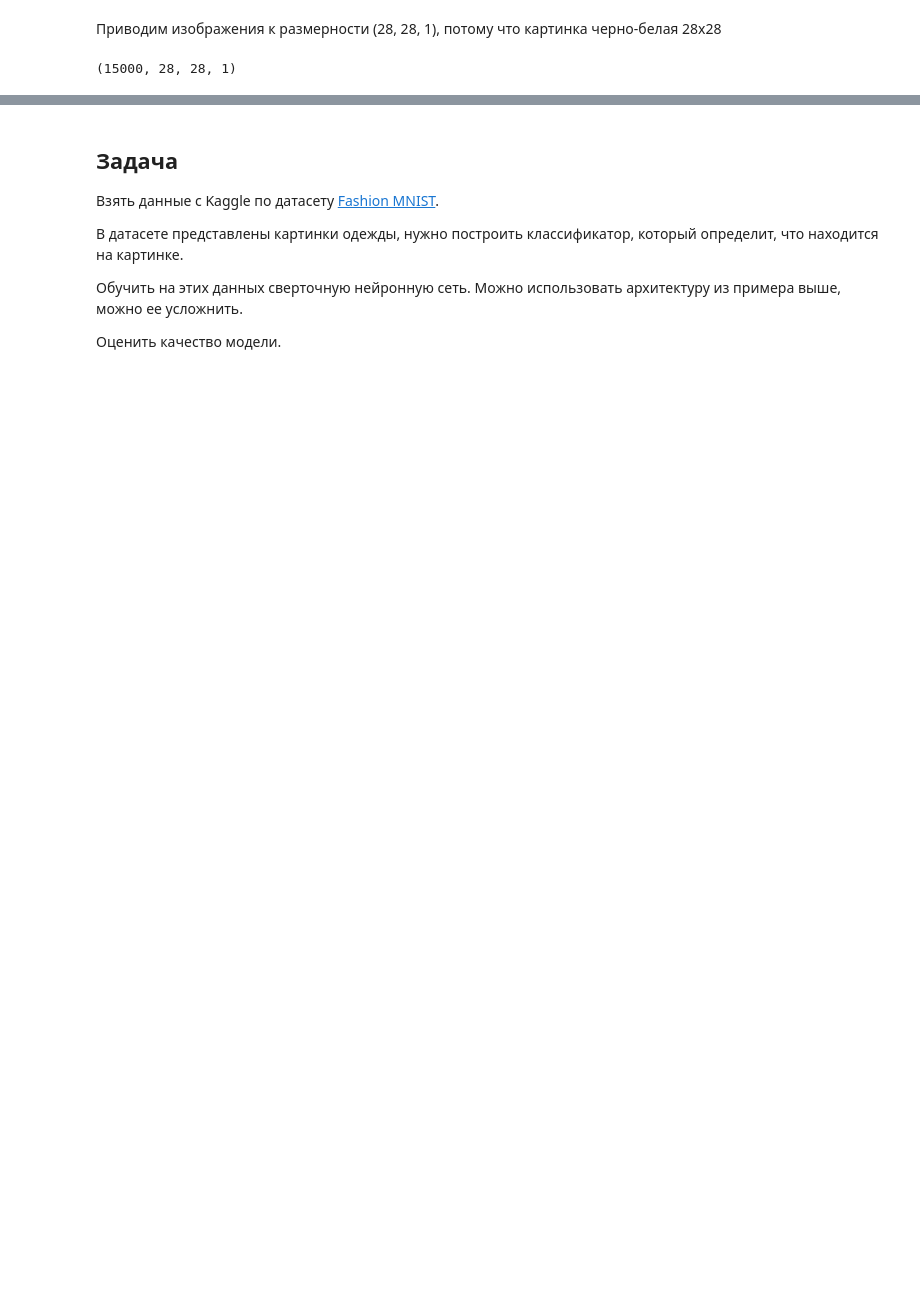
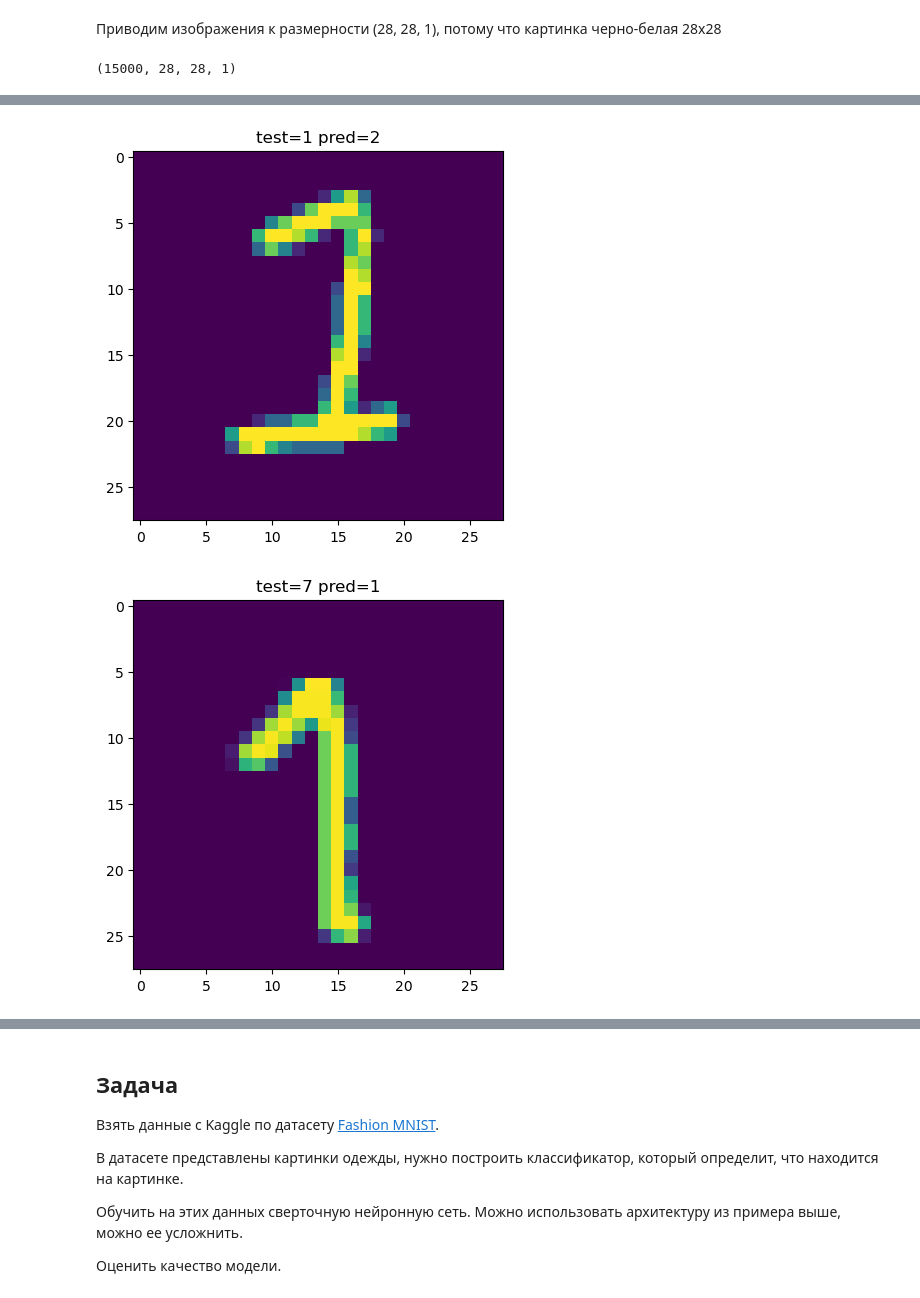
Before and after one commit to svkov/hse_ml_course_2024, a Jupyter notebook: lesson_14/16-image-processing-practice.ipynb, the cells around one changed output, grey strips where cells are left out. Drawn from its saved outputs; the diff is of its cells as text; code cells hidden in the pictures; blank space fills up the shorter version.

```diff
--- a/lesson_14/16-image-processing-practice.ipynb
+++ b/lesson_14/16-image-processing-practice.ipynb
@@ -487,3 +602,11 @@ idx = y_test.argmax(axis=1) != y_pred.argmax(axis=1)
 x_wrong = x_test[idx]
 y_pred_wrong = y_pred.argmax(axis=1)[idx]
 y_test_wrong = y_test.argmax(axis=1)[idx]
+# %%
+for i in range(10):
+    plt.figure()
+    plt.imshow(x_wrong[i, :, :, :])
+    plt.title(f"test={y_test_wrong[i]} pred={y_pred_wrong[i]}")
+# %% [output]
+[figure, added]
+[figure, added]
```
Also changed, not shown: parts of 26 cells of this notebook, 2 other files.
